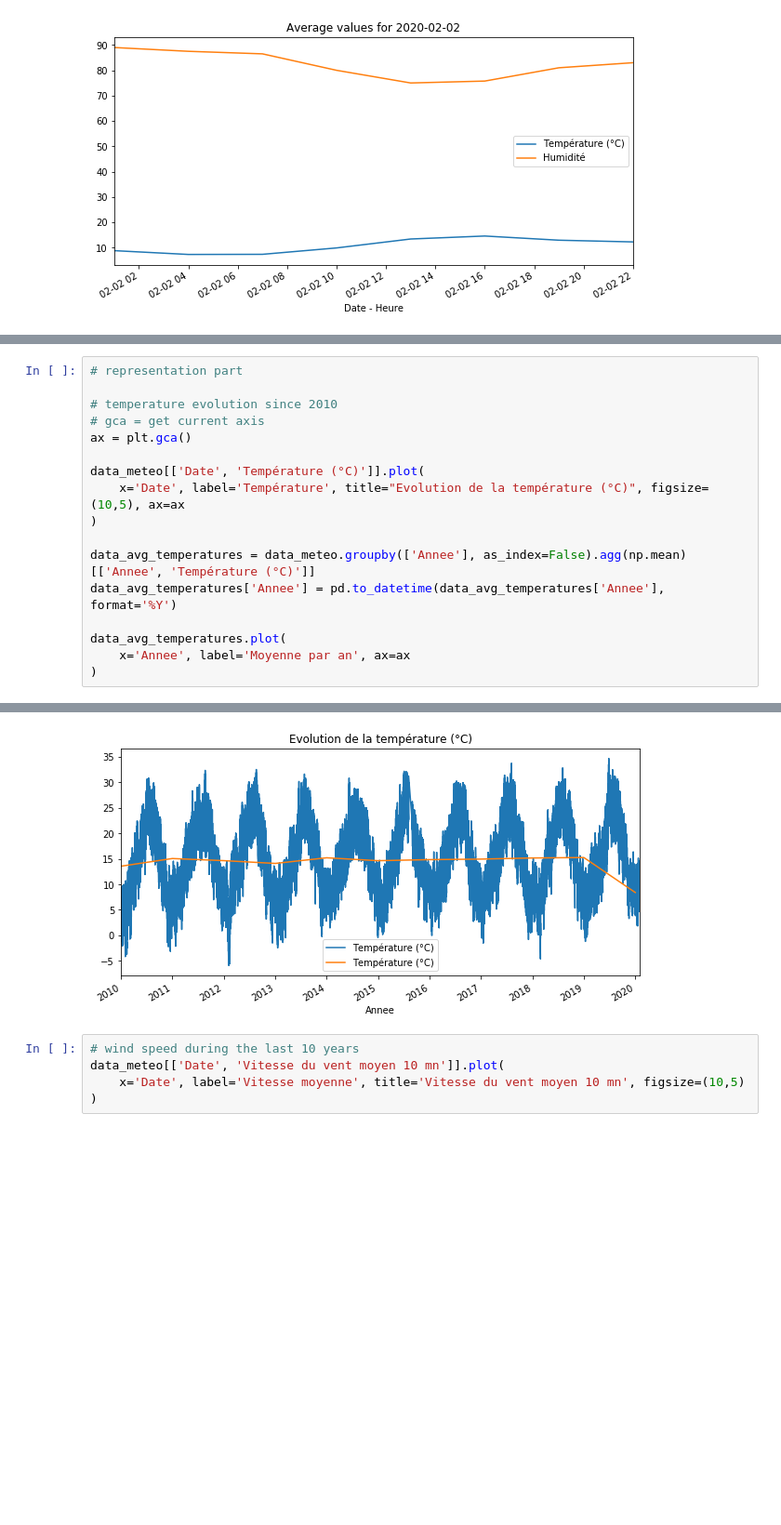
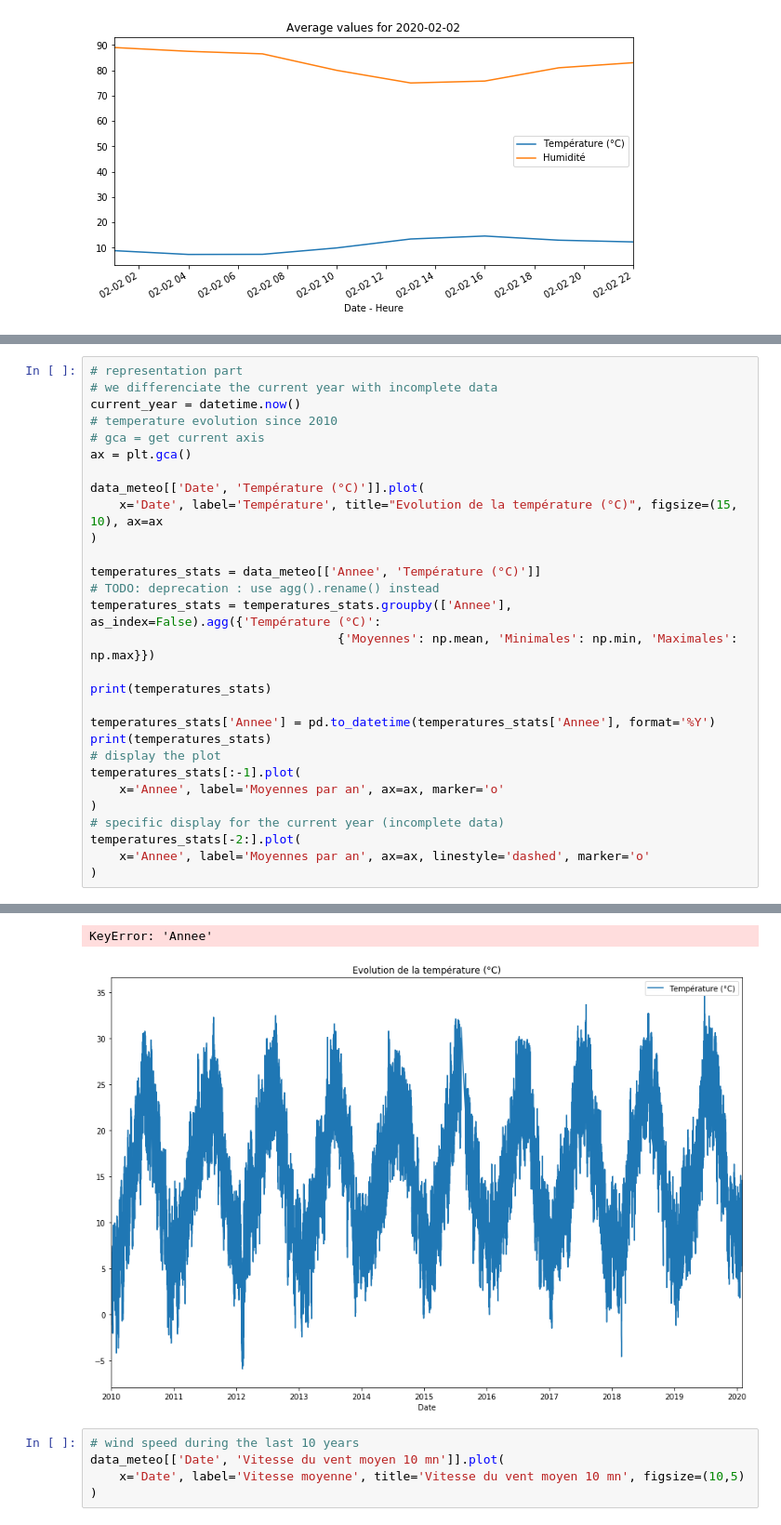
Before and after one commit to NicolasLacroix/data-representation, a Jupyter notebook: notebooks/meteorology.ipynb, the cells around one changed output, grey strips where cells are left out. Shown at 93% size. Drawn from its saved outputs; the diff is of its cells as text; blank space fills up the shorter version.

```diff
--- a/notebooks/meteorology.ipynb
+++ b/notebooks/meteorology.ipynb
@@ -230,19 +250,31 @@ data_meteo.groupby(['Annee']).agg(np.mean)
 | 2020 | 102548.587240 | -2.861328 | 4.346680 | 181.269531 | ... |
 # %%
 # representation part
-
+# we differenciate the current year with incomplete data
+current_year = datetime.now()
 # temperature evolution since 2010
 # gca = get current axis
 ax = plt.gca()
 
 data_meteo[['Date', 'Température (°C)']].plot(
-    x='Date', label='Température', title="Evolution de la température (°C)", figsize=(10,5), ax=ax
+    x='Date', label='Température', title="Evolution de la température (°C)", figsize=(15, 10), ax=ax
 )
 
-data_avg_temperatures = data_meteo.groupby(['Annee'], as_index=False).agg(np.mean)[['Annee', 'Température (°C)']]
-data_avg_temperatures['Annee'] = pd.to_datetime(data_avg_temperatures['Annee'], format='%Y')
+temperatures_stats = data_meteo[['Annee', 'Température (°C)']]
+# TODO: deprecation : use agg().rename() instead
+temperatures_stats = temperatures_stats.groupby(['Annee'], as_index=False).agg({'Température (°C)':
+                                  {'Moyennes': np.mean, 'Minimales': np.min, 'Maximales': np.max}})
 
-data_avg_temperatures.plot(
-    x='Annee', label='Moyenne par an', ax=ax
+print(temperatures_stats)
+
+temperatures_stats['Annee'] = pd.to_datetime(temperatures_stats['Annee'], format='%Y')
+print(temperatures_stats)
+# display the plot
+temperatures_stats[:-1].plot(
+    x='Annee', label='Moyennes par an', ax=ax, marker='o'
 )
+# specific display for the current year (incomplete data)
+temperatures_stats[-2:].plot(
+    x='Annee', label='Moyennes par an', ax=ax, linestyle='dashed', marker='o'
+)
 # %% [output]
@@ -250,4 +295,5 @@ data_avg_temperatures.plot(
+KeyError: 'Annee'
-[figure, old version]
+[figure, new version]
 # %%
 # wind speed during the last 10 years
 data_meteo[['Date', 'Vitesse du vent moyen 10 mn']].plot(
```
Also changed, not shown: parts of 5 cells of this notebook.
